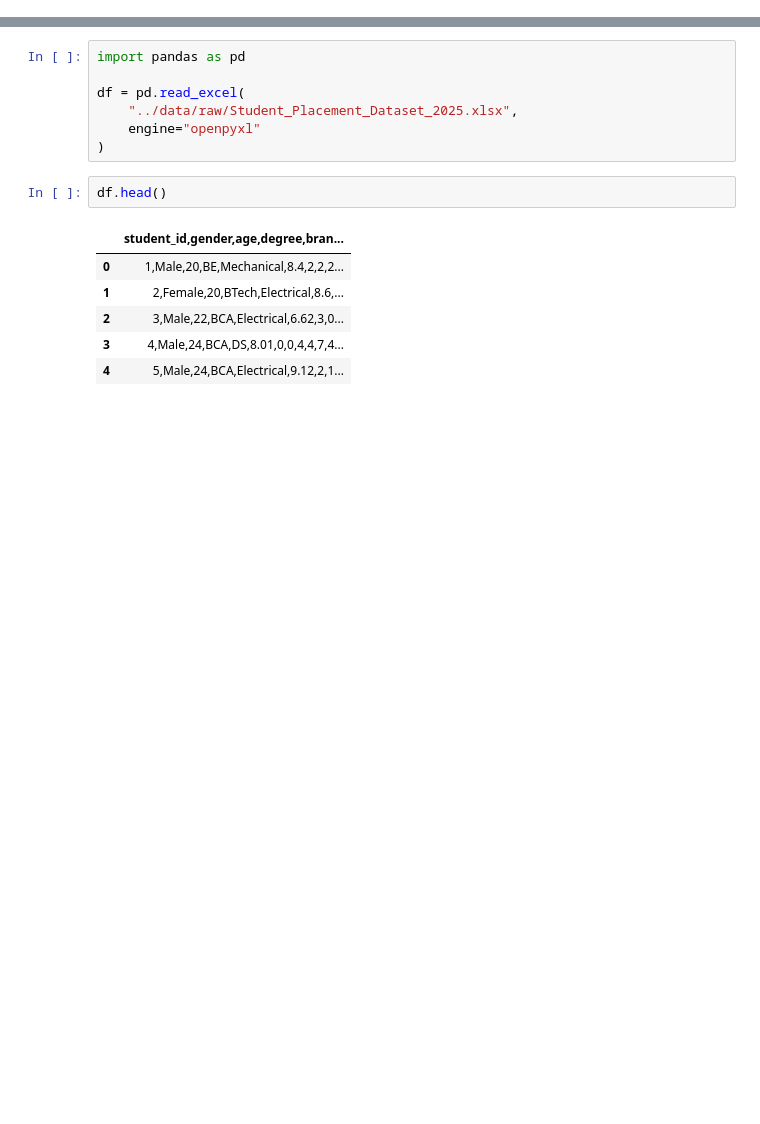
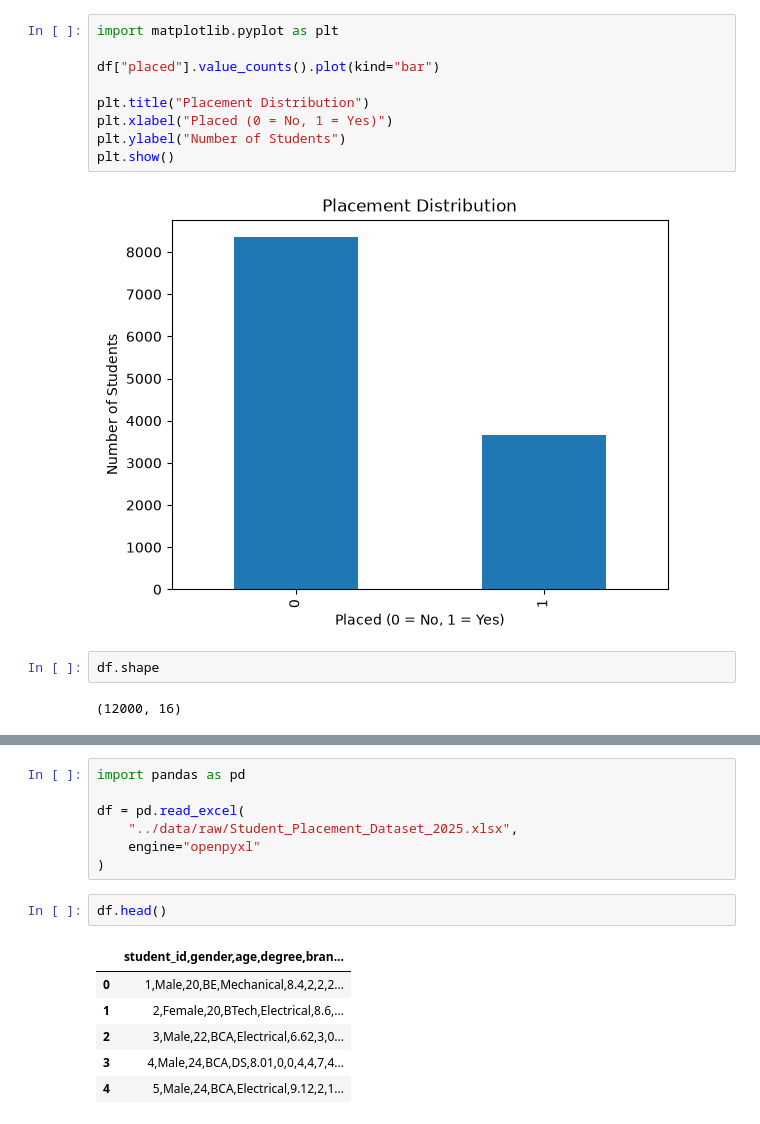
Before and after one commit to ruchaakadam/CampusPulse, a Jupyter notebook: analysis/01_data_understanding.ipynb, the cells around one changed output, grey strips where cells are left out. Drawn from its saved outputs; the diff is of its cells as text; blank space fills up the shorter version.

```diff
--- a/analysis/01_data_understanding.ipynb
+++ b/analysis/01_data_understanding.ipynb
@@ -21,0 +288,15 @@ BadZipFile: File is not a zip file
+# %%
+import matplotlib.pyplot as plt
+
+df["placed"].value_counts().plot(kind="bar")
+
+plt.title("Placement Distribution")
+plt.xlabel("Placed (0 = No, 1 = Yes)")
+plt.ylabel("Number of Students")
+plt.show()
+# %% [output]
+[figure, added]
+# %%
+df.shape
+# %% [output]
+(12000, 16)
```
Also changed, not shown: parts of 49 cells of this notebook, 6 other files.
